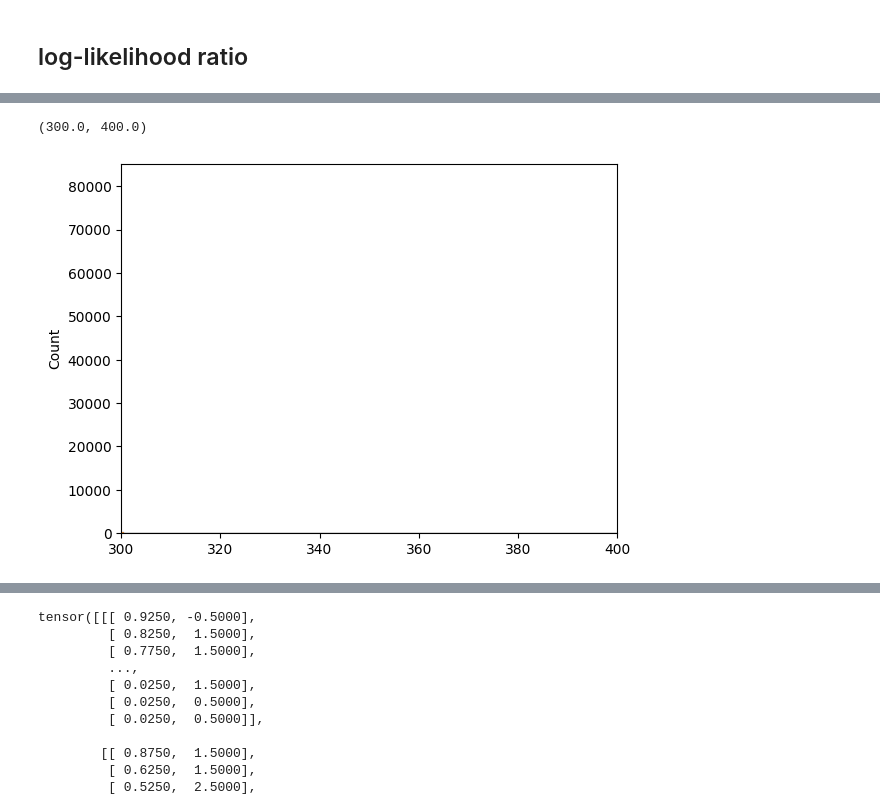
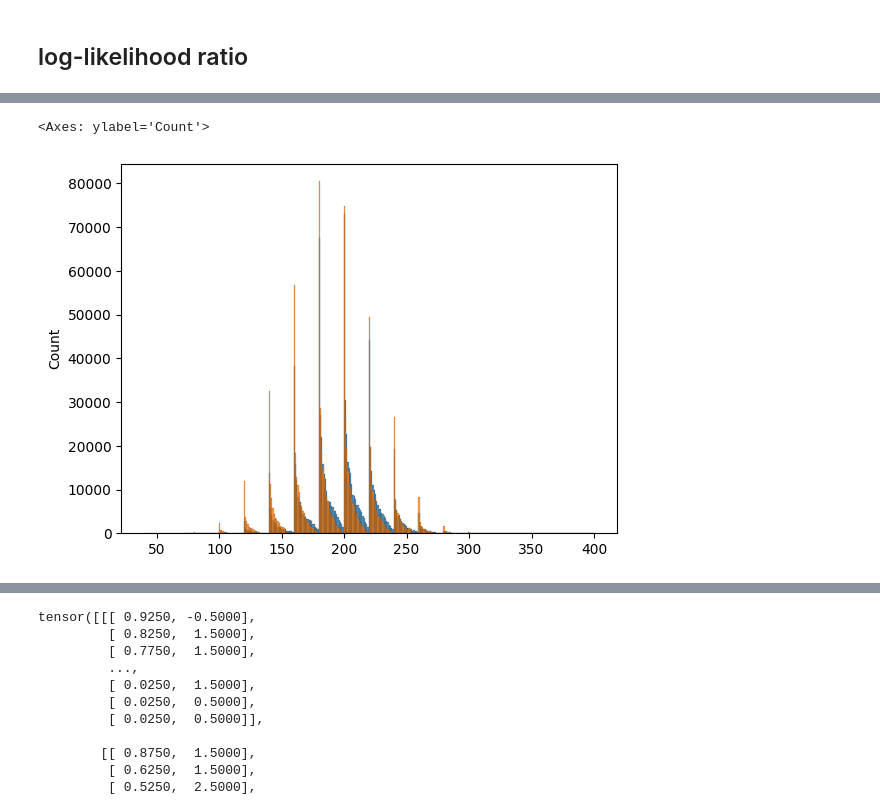
Before and after one commit to dfaroughy/SyntheticJets, a Jupyter notebook: GPT_SyntheticJets.ipynb, the cells around one changed output, grey strips where cells are left out. Saved outputs shown, nothing was run; the diff lists cells and outputs as text; code cells hidden in the pictures.

```diff
--- a/GPT_SyntheticJets.ipynb
+++ b/GPT_SyntheticJets.ipynb
@@ -95,12 +92,12 @@ SyntaxError: invalid syntax (45151265.py, line 1)
 # %%
 import matplotlib.pyplot as plt
+import seaborn as sns
 
 sns.histplot(qcd_jet_seq.flatten(),discrete=True)
 sns.histplot(tops_jet_seq.flatten(), discrete=True)
-plt.xlim(300, 400)
 # %% [output]
-(300.0, 400.0)
+<Axes: ylabel='Count'>
-[figure, old version]
+[figure, new version]
 # %%
 qcd_logp_on_qcd = qcd_gpt2.log_probs(qcd_jet_seq, batch_size=1024)
 qcd_logp_on_tops = qcd_gpt2.log_probs(tops_jet_seq, batch_size=1024)
```
Also changed, not shown: parts of 7 cells of this notebook, 1 other file.
